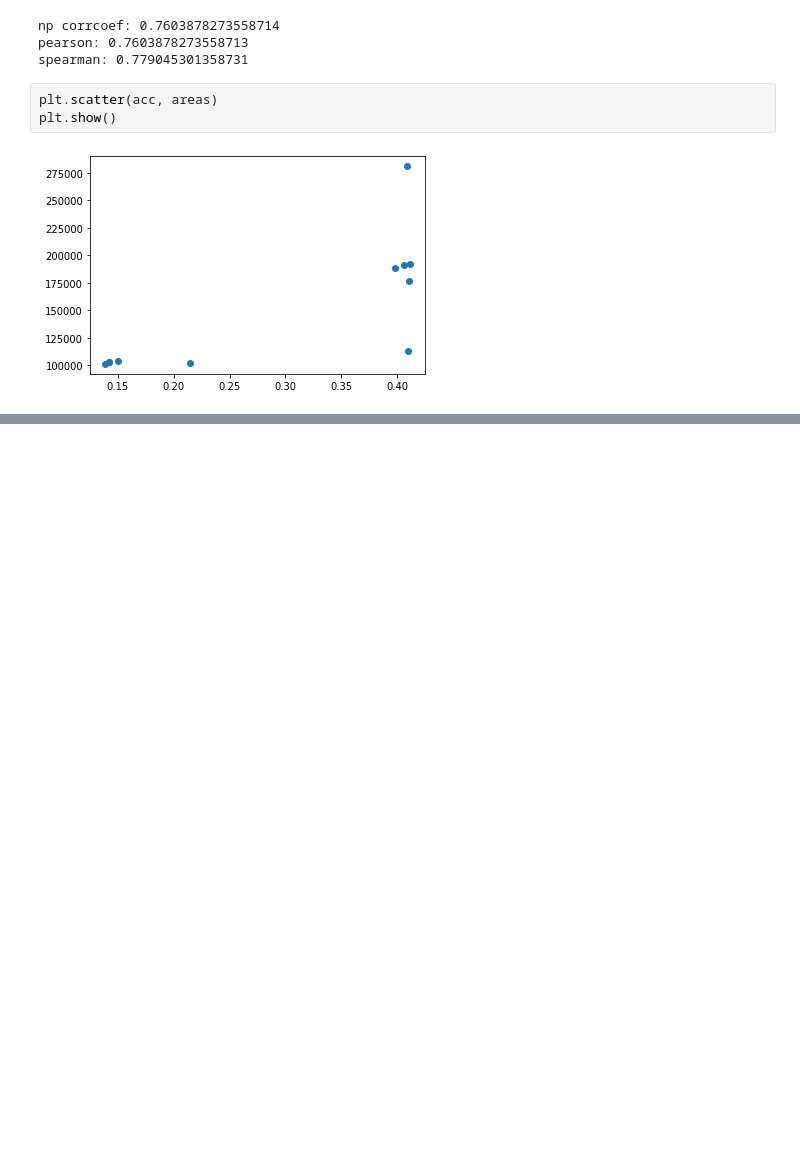
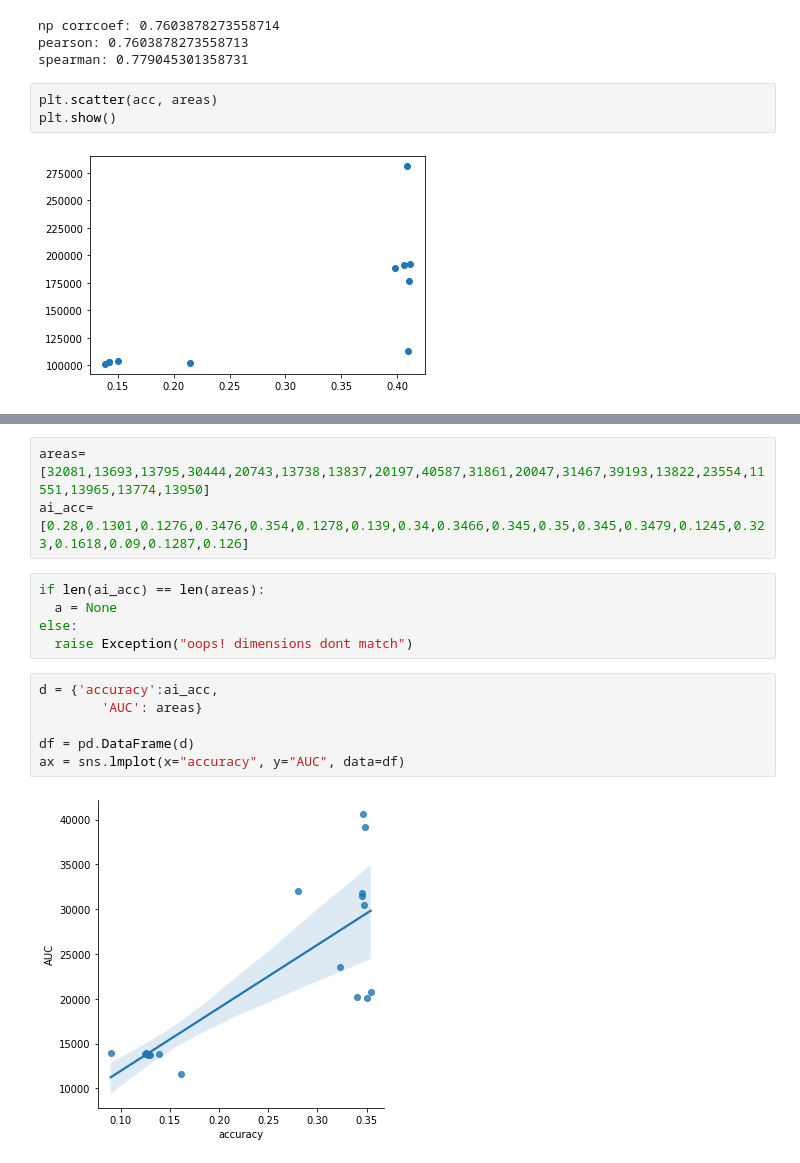
Before and after one commit to fezilemahlangu/My-Research-Project-2022, a Jupyter notebook: AreaUnderCurve.ipynb, the cells around one changed output, grey strips where cells are left out. Saved outputs shown, nothing was run; the diff lists cells and outputs as text; blank space fills up the shorter version.

```diff
--- a/AreaUnderCurve.ipynb
+++ b/AreaUnderCurve.ipynb
@@ -373,0 +383,16 @@ plt.show()
+# %%
+areas=[32081,13693,13795,30444,20743,13738,13837,20197,40587,31861,20047,31467,39193,13822,23554,11551,13965,13774,13950]
+ai_acc=[0.28,0.1301,0.1276,0.3476,0.354,0.1278,0.139,0.34,0.3466,0.345,0.35,0.345,0.3479,0.1245,0.323,0.1618,0.09,0.1287,0.126]
+# %%
+if len(ai_acc) == len(areas):
+  a = None
+else:
+  raise Exception("oops! dimensions dont match")
+# %%
+d = {'accuracy':ai_acc,
+        'AUC': areas}
+
+df = pd.DataFrame(d)
+ax = sns.lmplot(x="accuracy", y="AUC", data=df)
+# %% [output]
+[figure, added]
```
Also changed, not shown: parts of 51 cells of this notebook.
